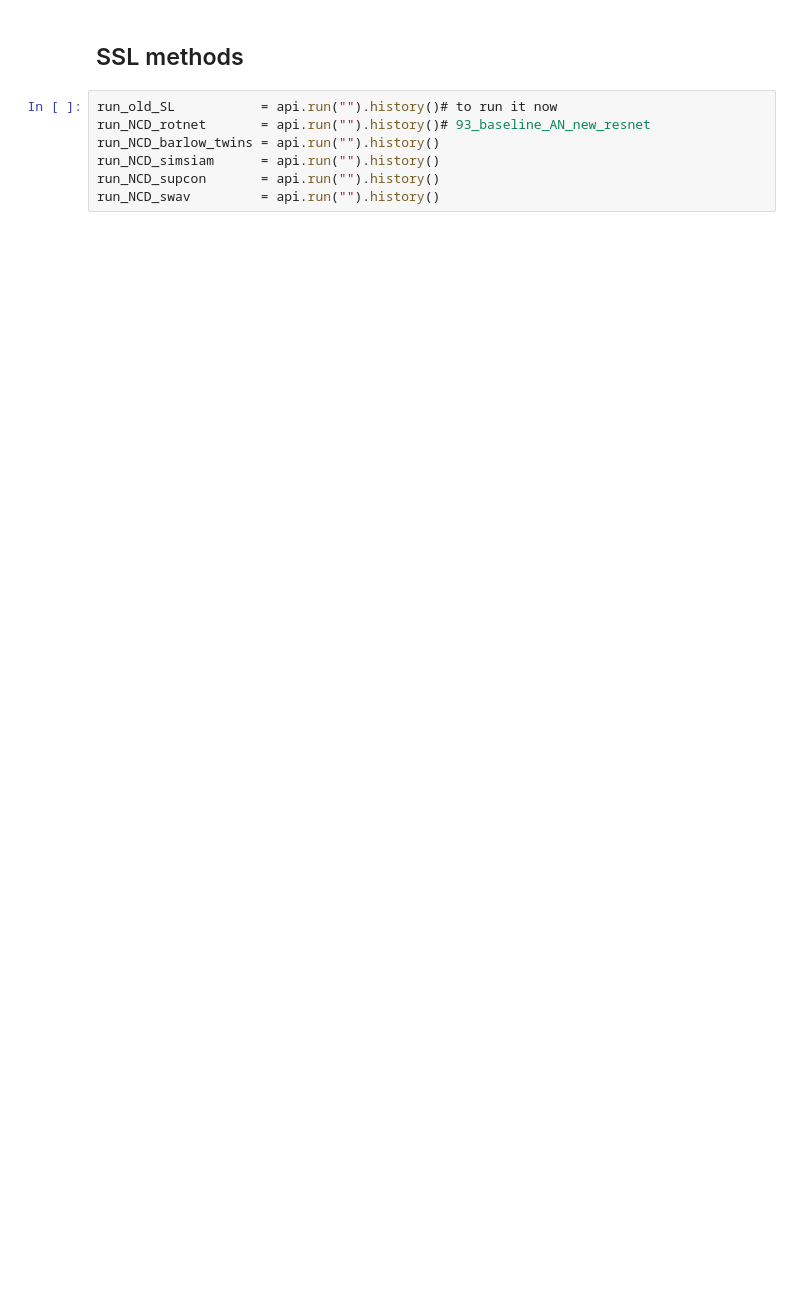
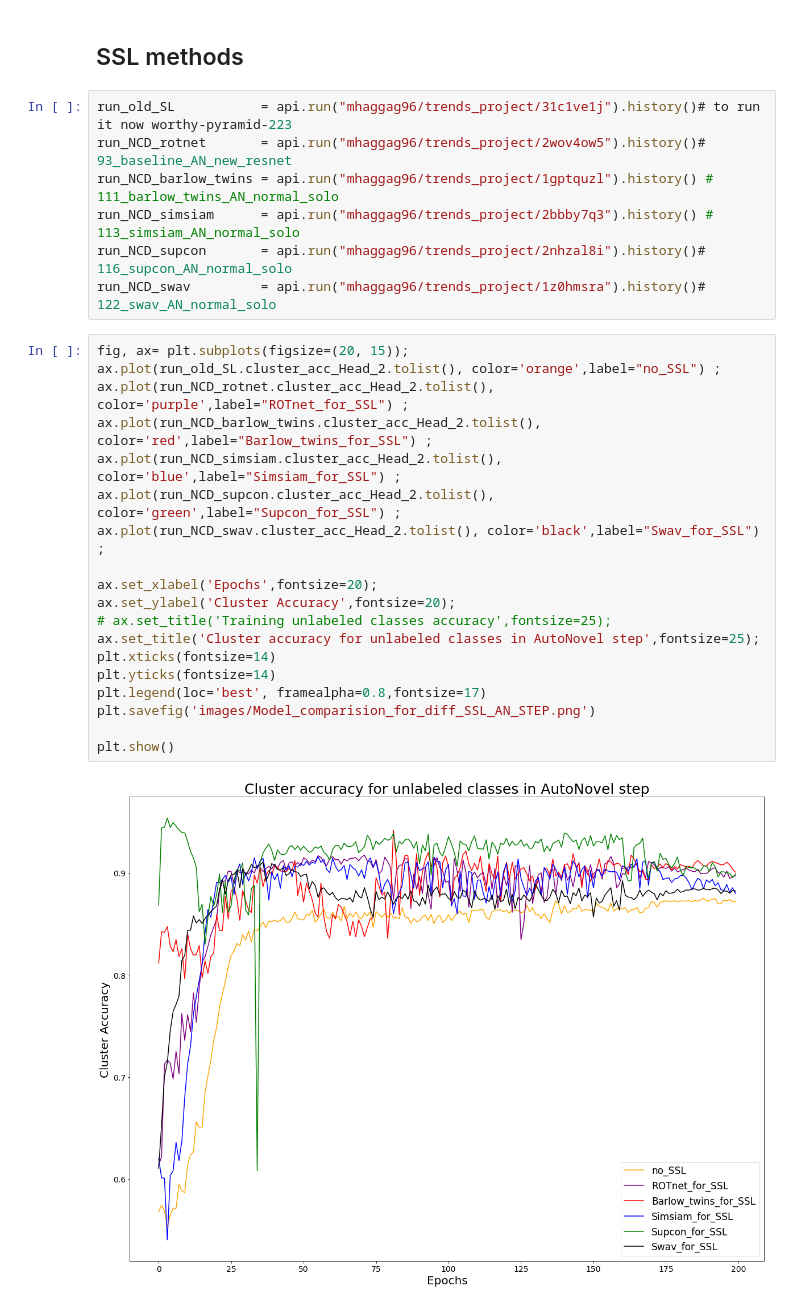
Before and after one commit to KevinDepedri/Novel-Class-Discovery, a Jupyter notebook: autoNovel/Preparing_graphs_for_SSL.ipynb, the cells around one changed output. Drawn from its saved outputs; the diff is of its cells as text; blank space fills up the shorter version.

```diff
--- a/autoNovel/Preparing_graphs_for_SSL.ipynb
+++ b/autoNovel/Preparing_graphs_for_SSL.ipynb
@@ -399,9 +431,30 @@ plt.show()
 # %% [markdown]
 ## SSL methods
 # %%
-run_old_SL           = api.run("").history()# to run it now
-run_NCD_rotnet       = api.run("").history()# 93_baseline_AN_new_resnet
-run_NCD_barlow_twins = api.run("").history()
-run_NCD_simsiam      = api.run("").history()
-run_NCD_supcon       = api.run("").history()
-run_NCD_swav         = api.run("").history()
+run_old_SL           = api.run("mhaggag96/trends_project/31c1ve1j").history()# to run it now worthy-pyramid-223
+run_NCD_rotnet       = api.run("mhaggag96/trends_project/2wov4ow5").history()# 93_baseline_AN_new_resnet
+run_NCD_barlow_twins = api.run("mhaggag96/trends_project/1gptquzl").history() # 111_barlow_twins_AN_normal_solo
+run_NCD_simsiam      = api.run("mhaggag96/trends_project/2bbby7q3").history() # 113_simsiam_AN_normal_solo
+run_NCD_supcon       = api.run("mhaggag96/trends_project/2nhzal8i").history()# 116_supcon_AN_normal_solo
+run_NCD_swav         = api.run("mhaggag96/trends_project/1z0hmsra").history()# 122_swav_AN_normal_solo
+# %%
+fig, ax= plt.subplots(figsize=(20, 15));
+ax.plot(run_old_SL.cluster_acc_Head_2.tolist(), color='orange',label="no_SSL") ;
+ax.plot(run_NCD_rotnet.cluster_acc_Head_2.tolist(), color='purple',label="ROTnet_for_SSL") ;
+ax.plot(run_NCD_barlow_twins.cluster_acc_Head_2.tolist(), color='red',label="Barlow_twins_for_SSL") ;
+ax.plot(run_NCD_simsiam.cluster_acc_Head_2.tolist(), color='blue',label="Simsiam_for_SSL") ;
+ax.plot(run_NCD_supcon.cluster_acc_Head_2.tolist(), color='green',label="Supcon_for_SSL") ;
+ax.plot(run_NCD_swav.cluster_acc_Head_2.tolist(), color='black',label="Swav_for_SSL") ;
+
+ax.set_xlabel('Epochs',fontsize=20);
+ax.set_ylabel('Cluster Accuracy',fontsize=20);
+# ax.set_title('Training unlabeled classes accuracy',fontsize=25);
+ax.set_title('Cluster accuracy for unlabeled classes in AutoNovel step',fontsize=25);
+plt.xticks(fontsize=14)
+plt.yticks(fontsize=14)
+plt.legend(loc='best', framealpha=0.8,fontsize=17)
+plt.savefig('images/Model_comparision_for_diff_SSL_AN_STEP.png')
+
+plt.show()
+# %% [output]
+[figure, added]
```
Also changed, not shown: parts of 48 cells of this notebook, 7 other files.
